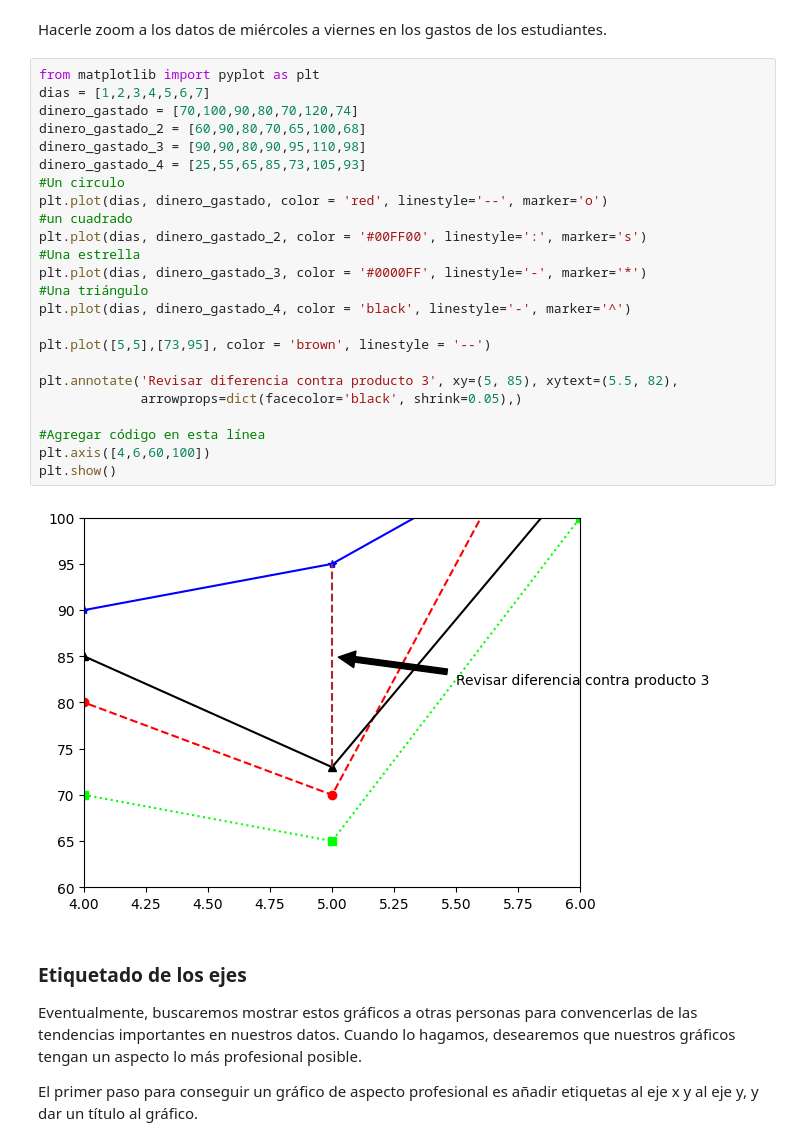
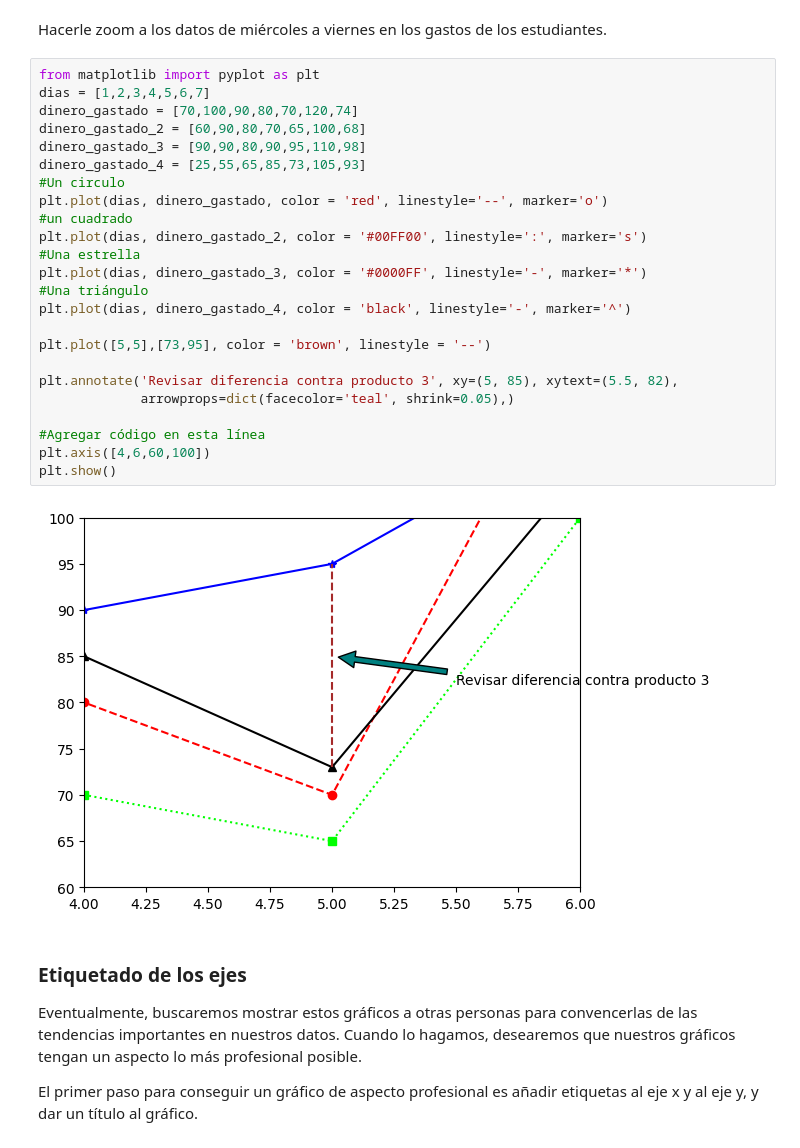
Before and after one commit to vbatiz/intro-python, a Jupyter notebook: notebooks/IntroPython_05.ipynb, the cells around one changed output. Saved outputs shown, nothing was run; the diff lists cells and outputs as text.

```diff
--- a/notebooks/IntroPython_05.ipynb
+++ b/notebooks/IntroPython_05.ipynb
@@ -165,29 +165,29 @@ Hacerle zoom a los datos de miércoles a viernes en los gastos de los estudiante
 # %%
 from matplotlib import pyplot as plt
 dias = [1,2,3,4,5,6,7]
 dinero_gastado = [70,100,90,80,70,120,74]
 dinero_gastado_2 = [60,90,80,70,65,100,68]
 dinero_gastado_3 = [90,90,80,90,95,110,98]
 dinero_gastado_4 = [25,55,65,85,73,105,93]
 #Un circulo
 plt.plot(dias, dinero_gastado, color = 'red', linestyle='--', marker='o')
 #un cuadrado
 plt.plot(dias, dinero_gastado_2, color = '#00FF00', linestyle=':', marker='s')
 #Una estrella
 plt.plot(dias, dinero_gastado_3, color = '#0000FF', linestyle='-', marker='*')
 #Una triángulo
 plt.plot(dias, dinero_gastado_4, color = 'black', linestyle='-', marker='^')
 
 plt.plot([5,5],[73,95], color = 'brown', linestyle = '--')
 
 plt.annotate('Revisar diferencia contra producto 3', xy=(5, 85), xytext=(5.5, 82),
-             arrowprops=dict(facecolor='black', shrink=0.05),)
+             arrowprops=dict(facecolor='teal', shrink=0.05),)
 
 #Agregar código en esta línea
 plt.axis([4,6,60,100])
 plt.show()
 # %% [output]
-[figure, old version]
+[figure, new version]
 # %% [markdown]
 ### Etiquetado de los ejes
 
```
Also changed, not shown: parts of 4 cells of this notebook.
